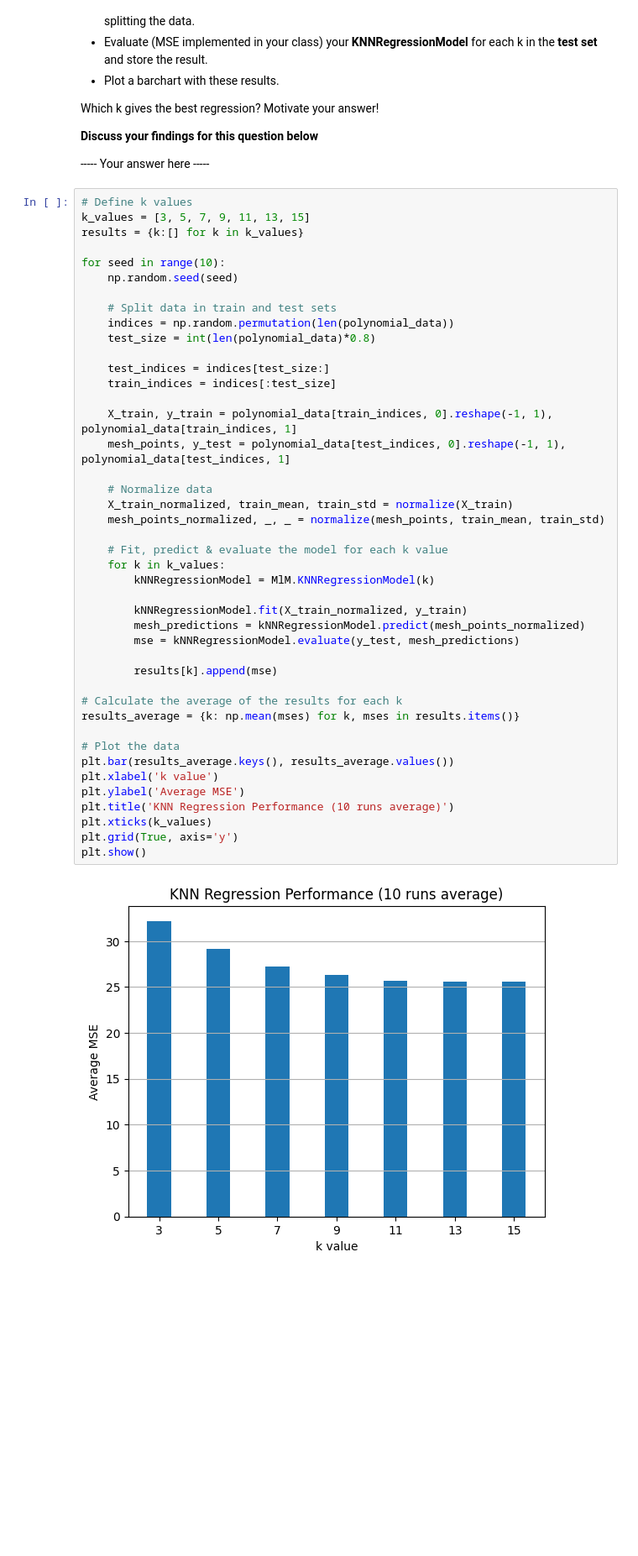
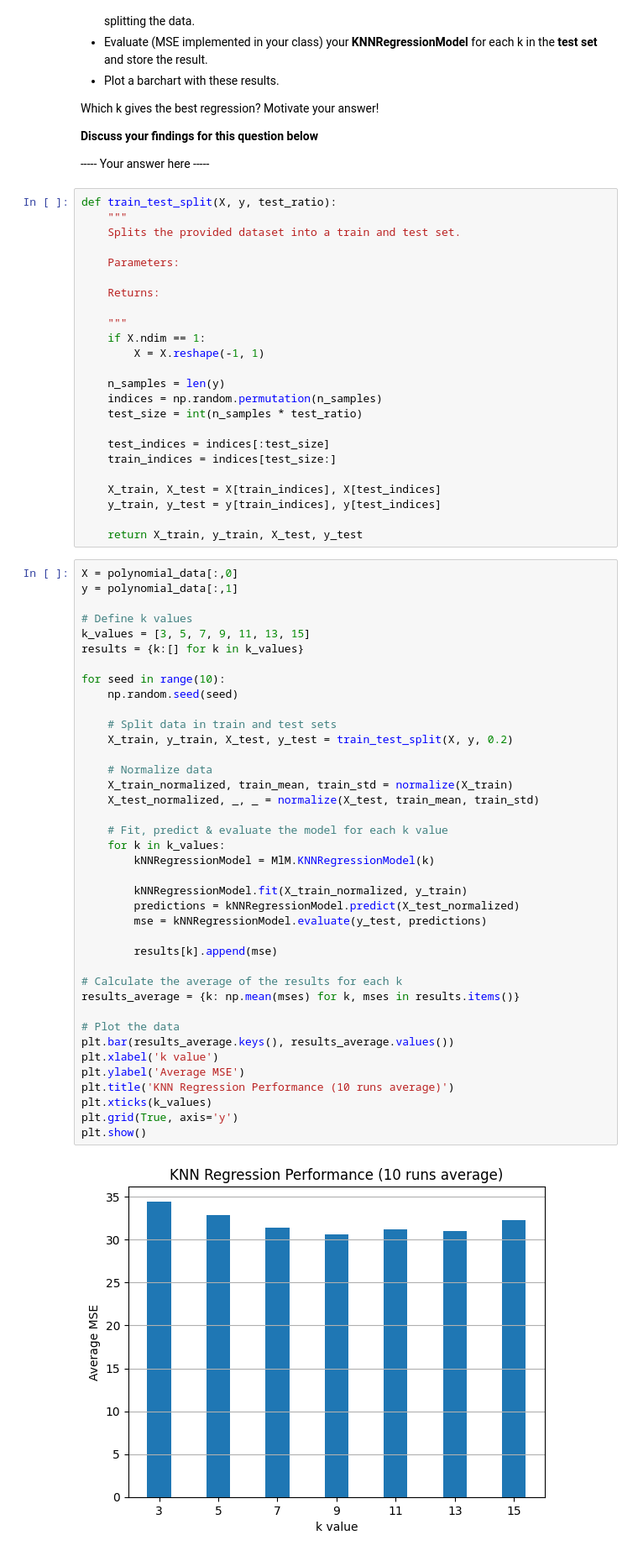
Before and after one commit to SuyashMullick/2DV516-Assignments, a Jupyter notebook: A1/Assignment 1/A1.ipynb, the cells around one changed output. Shown at 84% size. Cells and saved outputs as stored; diff of their text form; blank space fills up the shorter version.

```diff
--- a/A1/Assignment 1/A1.ipynb
+++ b/A1/Assignment 1/A1.ipynb
@@ -169,51 +169,71 @@ Which k gives the best regression? Motivate your answer!
 **Discuss your findings for this question below**
 
 ----- Your answer here -----
+# %%
+def train_test_split(X, y, test_ratio):
+    """
+    Splits the provided dataset into a train and test set.
+
+    Parameters:
+
+    Returns:
+
+    """
+    if X.ndim == 1:
+        X = X.reshape(-1, 1)
+
+    n_samples = len(y)
+    indices = np.random.permutation(n_samples)
+    test_size = int(n_samples * test_ratio)
+
+    test_indices = indices[:test_size]
+    train_indices = indices[test_size:]
+
+    X_train, X_test = X[train_indices], X[test_indices]
+    y_train, y_test = y[train_indices], y[test_indices]
+
+    return X_train, y_train, X_test, y_test
 # %%
+X = polynomial_data[:,0]
+y = polynomial_data[:,1]
+
 # Define k values
 k_values = [3, 5, 7, 9, 11, 13, 15]
 results = {k:[] for k in k_values}
 
 for seed in range(10):
     np.random.seed(seed)
 
     # Split data in train and test sets
-    indices = np.random.permutation(len(polynomial_data))
-    test_size = int(len(polynomial_data)*0.8)
-
-    test_indices = indices[test_size:]
-    train_indices = indices[:test_size]
-
-    X_train, y_train = polynomial_data[train_indices, 0].reshape(-1, 1), polynomial_data[train_indices, 1]
-    mesh_points, y_test = polynomial_data[test_indices, 0].reshape(-1, 1), polynomial_data[test_indices, 1]
+    X_train, y_train, X_test, y_test = train_test_split(X, y, 0.2)
 
     # Normalize data
     X_train_normalized, train_mean, train_std = normalize(X_train)
-    mesh_points_normalized, _, _ = normalize(mesh_points, train_mean, train_std)
+    X_test_normalized, _, _ = normalize(X_test, train_mean, train_std)
 
     # Fit, predict & evaluate the model for each k value
     for k in k_values:
         kNNRegressionModel = MlM.KNNRegressionModel(k)
 
         kNNRegressionModel.fit(X_train_normalized, y_train)
-        mesh_predictions = kNNRegressionModel.predict(mesh_points_normalized)
-        mse = kNNRegressionModel.evaluate(y_test, mesh_predictions)
+        predictions = kNNRegressionModel.predict(X_test_normalized)
+        mse = kNNRegressionModel.evaluate(y_test, predictions)
 
         results[k].append(mse)
 
 # Calculate the average of the results for each k
 results_average = {k: np.mean(mses) for k, mses in results.items()}
 
 # Plot the data
 plt.bar(results_average.keys(), results_average.values())
 plt.xlabel('k value')
 plt.ylabel('Average MSE')
 plt.title('KNN Regression Performance (10 runs average)')
 plt.xticks(k_values)
 plt.grid(True, axis='y')
 plt.show()
 # %% [output]
-[figure, old version]
+[figure, new version]
 # %% [markdown]
 ### Exercise 3: KNN Classification (1 Mandatory , 1 Non-Mandatory)
 
```
Also changed, not shown: parts of 7 cells of this notebook, 1 other file.
